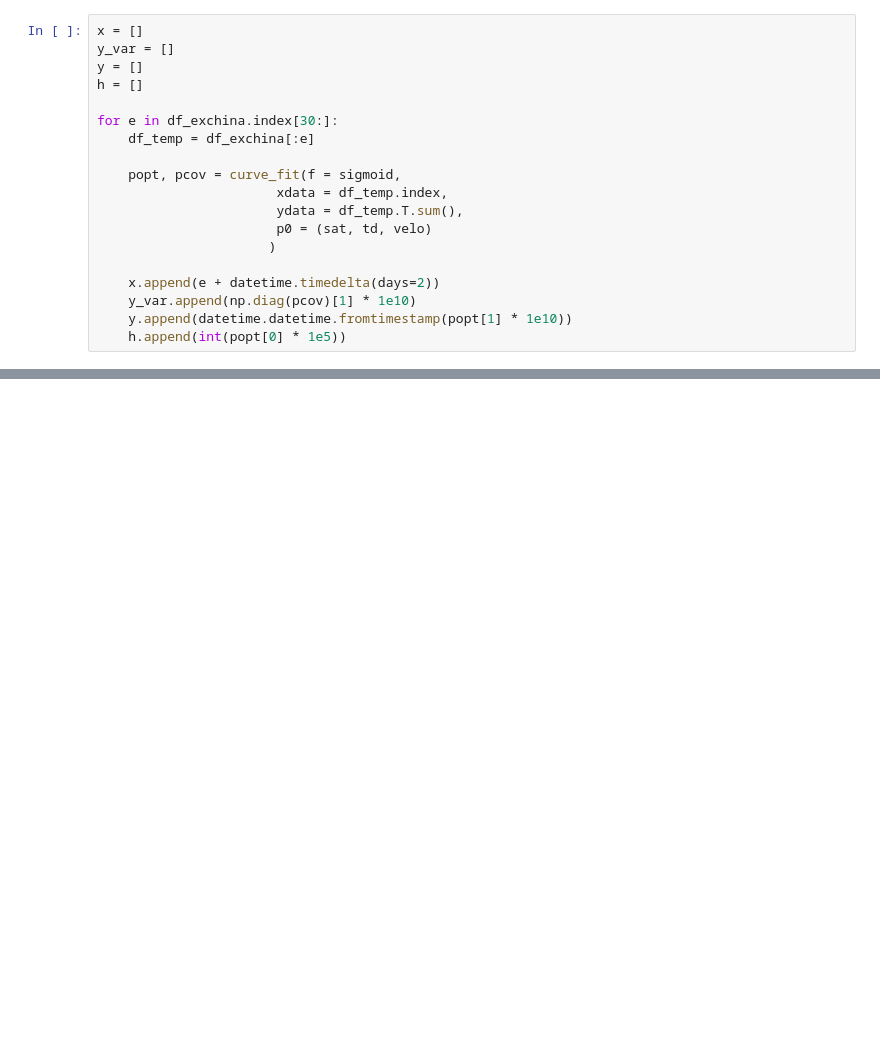
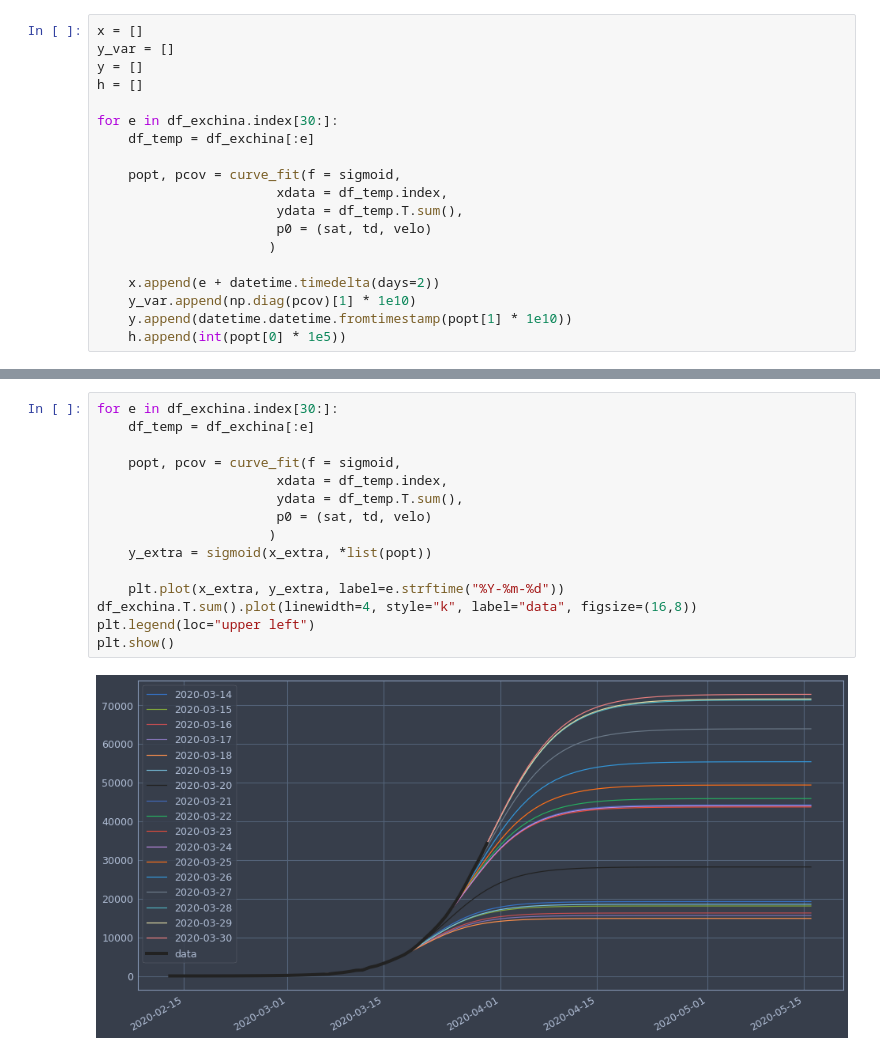
Before and after one commit to pcjedi/notebooks, a Jupyter notebook: corona.ipynb, the cells around one changed output, grey strips where cells are left out. Saved outputs shown, nothing was run; the diff lists cells and outputs as text; blank space fills up the shorter version.

```diff
--- a/corona.ipynb
+++ b/corona.ipynb
@@ -213,0 +219,17 @@ ax2.legend(loc="lower right")
+# %%
+for e in df_exchina.index[30:]:
+    df_temp = df_exchina[:e]
+
+    popt, pcov = curve_fit(f = sigmoid,
+                       xdata = df_temp.index,
+                       ydata = df_temp.T.sum(),
+                       p0 = (sat, td, velo)
+                      )
+    y_extra = sigmoid(x_extra, *list(popt))
+
+    plt.plot(x_extra, y_extra, label=e.strftime("%Y-%m-%d"))
+df_exchina.T.sum().plot(linewidth=4, style="k", label="data", figsize=(16,8))
+plt.legend(loc="upper left")
+plt.show()
+# %% [output]
+[figure, added]
```
Also changed, not shown: parts of 17 cells of this notebook, 1 other file.
